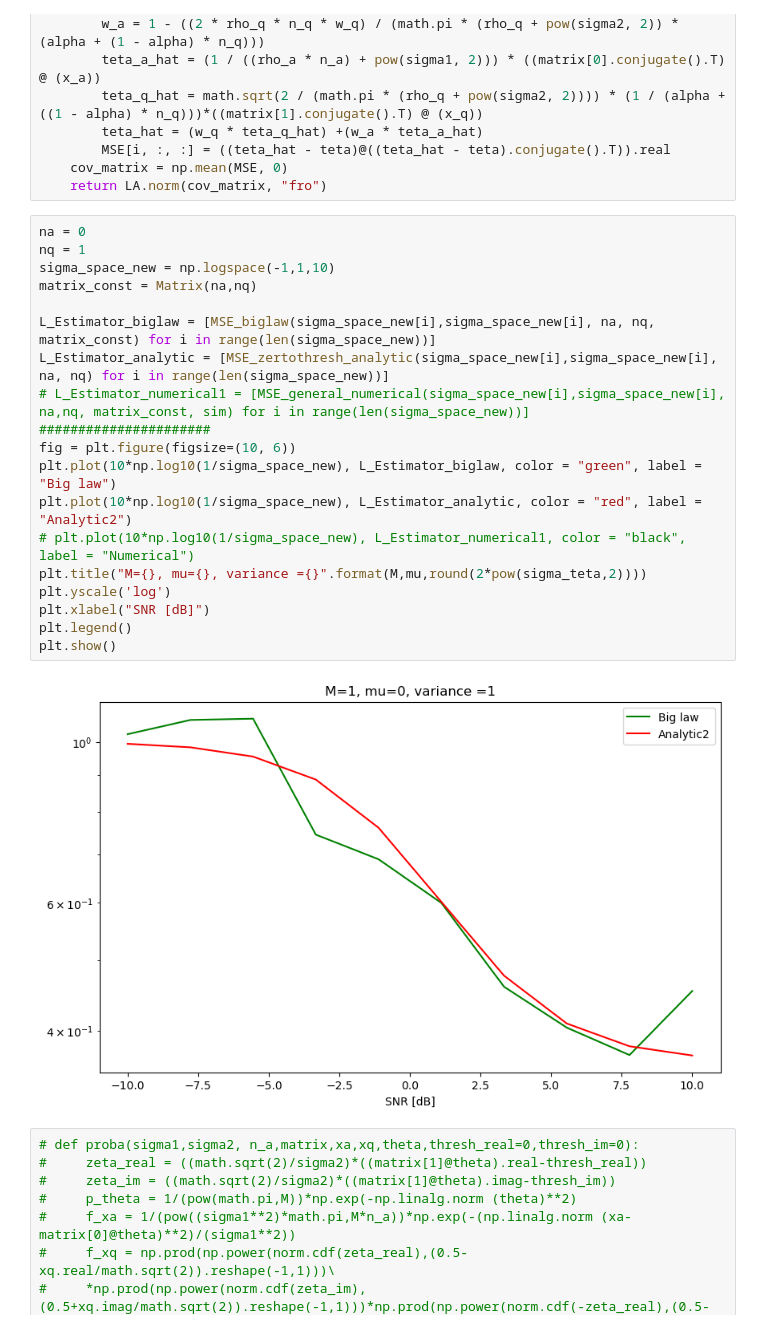
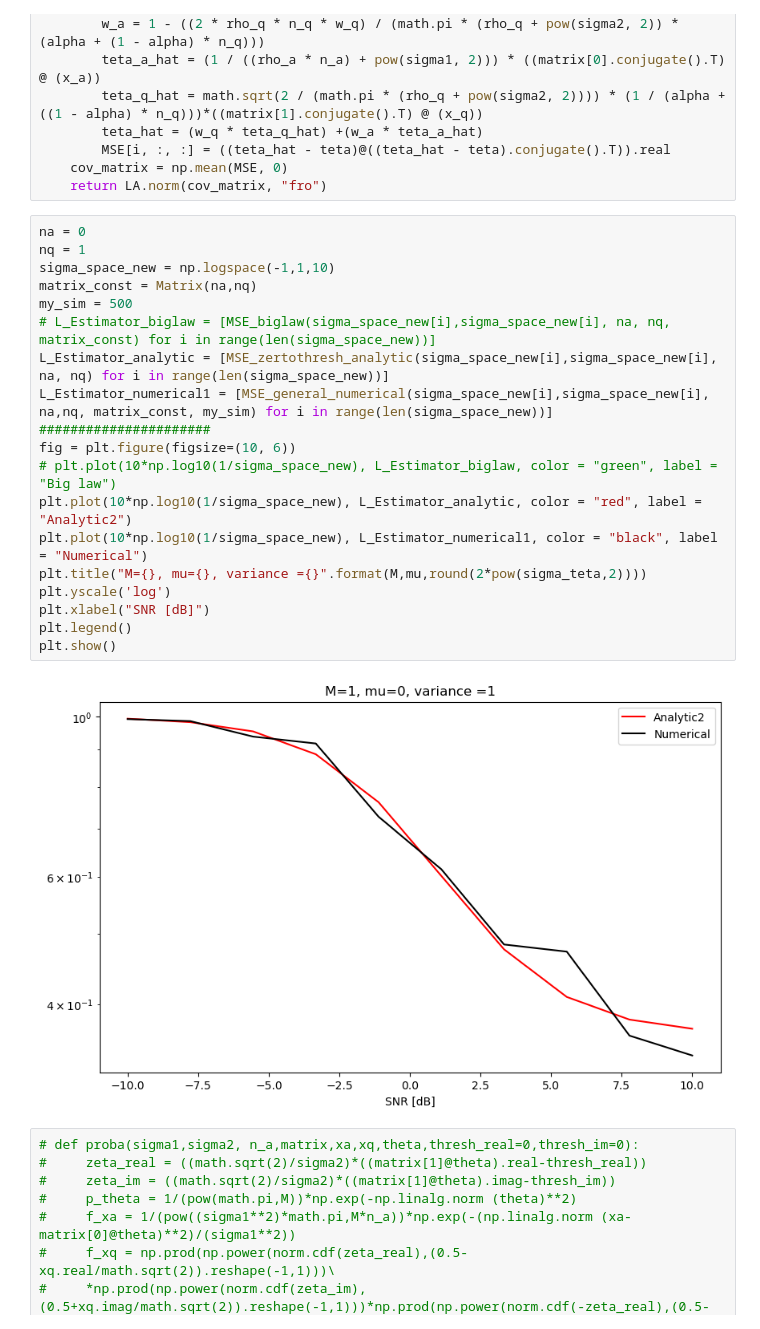
Before and after one commit to mazyaniv/Channel_Estimation, a Jupyter notebook: yaniv.ipynb, the cells around one changed output. Cells and saved outputs as stored; diff of their text form.

```diff
--- a/yaniv.ipynb
+++ b/yaniv.ipynb
@@ -184,24 +184,24 @@ def MSE_biglaw(sigma1,sigma2, n_a, n_q, matrix, observ=sim,thresh_real=0,thresh_
 # %%
 na = 0
 nq = 1
 sigma_space_new = np.logspace(-1,1,10)
 matrix_const = Matrix(na,nq)
-
-L_Estimator_biglaw = [MSE_biglaw(sigma_space_new[i],sigma_space_new[i], na, nq, matrix_const) for i in range(len(sigma_space_new))]
+my_sim = 500
+# L_Estimator_biglaw = [MSE_biglaw(sigma_space_new[i],sigma_space_new[i], na, nq, matrix_const) for i in range(len(sigma_space_new))]
 L_Estimator_analytic = [MSE_zertothresh_analytic(sigma_space_new[i],sigma_space_new[i], na, nq) for i in range(len(sigma_space_new))]
-# L_Estimator_numerical1 = [MSE_general_numerical(sigma_space_new[i],sigma_space_new[i], na,nq, matrix_const, sim) for i in range(len(sigma_space_new))]
+L_Estimator_numerical1 = [MSE_general_numerical(sigma_space_new[i],sigma_space_new[i], na,nq, matrix_const, my_sim) for i in range(len(sigma_space_new))]
 ######################
 fig = plt.figure(figsize=(10, 6))
-plt.plot(10*np.log10(1/sigma_space_new), L_Estimator_biglaw, color = "green", label = "Big law")
+# plt.plot(10*np.log10(1/sigma_space_new), L_Estimator_biglaw, color = "green", label = "Big law")
 plt.plot(10*np.log10(1/sigma_space_new), L_Estimator_analytic, color = "red", label = "Analytic2")
-# plt.plot(10*np.log10(1/sigma_space_new), L_Estimator_numerical1, color = "black", label = "Numerical")
+plt.plot(10*np.log10(1/sigma_space_new), L_Estimator_numerical1, color = "black", label = "Numerical")
 plt.title("M={}, mu={}, variance ={}".format(M,mu,round(2*pow(sigma_teta,2))))
 plt.yscale('log')
 plt.xlabel("SNR [dB]")
 plt.legend()
 plt.show()
 # %% [output]
-[figure, old version]
+[figure, new version]
 # %%
 # def proba(sigma1,sigma2, n_a,matrix,xa,xq,theta,thresh_real=0,thresh_im=0):
 #     zeta_real = ((math.sqrt(2)/sigma2)*((matrix[1]@theta).real-thresh_real))
```
Also changed, not shown: parts of 8 cells of this notebook.
